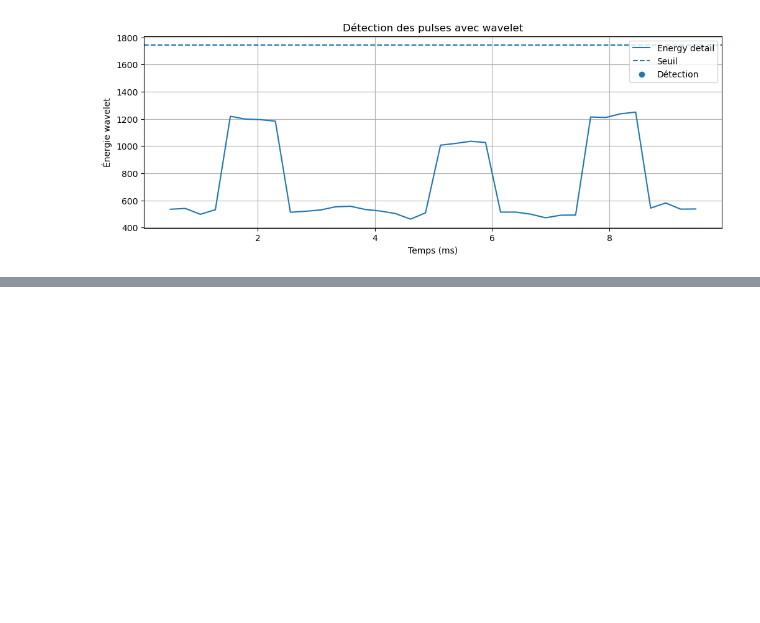
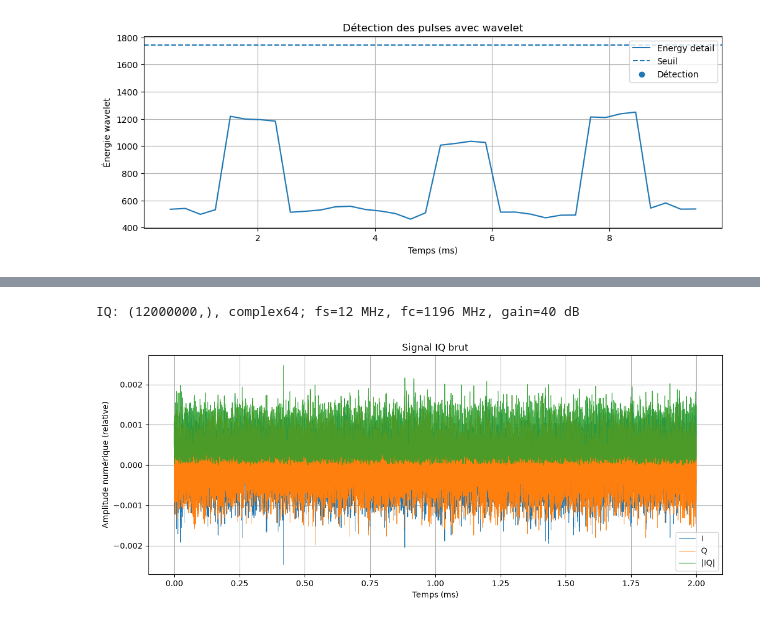
Before and after one commit to yousefBens/SDR_PRPD, a Jupyter notebook: Learn.ipynb, the cells around one changed output, grey strips where cells are left out. Cells and saved outputs as stored; diff of their text form; code cells hidden in the pictures; blank space fills up the shorter version.

```diff
--- a/Learn.ipynb
+++ b/Learn.ipynb
@@ -1965,0 +2060,21 @@ plt.show()
+# %%
+with np.load(DATA_DIR / 'iq_raw.npz', allow_pickle=False) as z:
+    iq = z['iq']
+    fs = float(z['sample_rate_hz'])
+    fc = float(z['center_frequency_hz'])
+    gain = float(z['gain_db'])
+print(f'IQ: {iq.shape}, {iq.dtype}; fs={fs/1e6:g} MHz, fc={fc/1e6:g} MHz, gain={gain:g} dB')
+start_ms, window_ms = 0.0, 2.0
+start = int(start_ms * 1e-3 * fs)
+stop = min(len(iq), start + int(window_ms * 1e-3 * fs))
+t_ms = np.arange(start, stop) / fs * 1e3
+segment = iq[start:stop]
+fig, ax = plt.subplots(figsize=(13, 5))
+ax.plot(t_ms, segment.real, lw=.6, label='I')
+ax.plot(t_ms, segment.imag, lw=.6, label='Q')
+ax.plot(t_ms, np.abs(segment), lw=.9, label='|IQ|', alpha=.85)
+ax.set(xlabel='Temps (ms)', ylabel='Amplitude numérique (relative)', title='Signal IQ brut')
+ax.legend(); plt.show()
+# %% [output]
+IQ: (12000000,), complex64; fs=12 MHz, fc=1196 MHz, gain=40 dB
+[figure, added]
```
Also changed, not shown: parts of 8 cells of this notebook, 4 other files.
